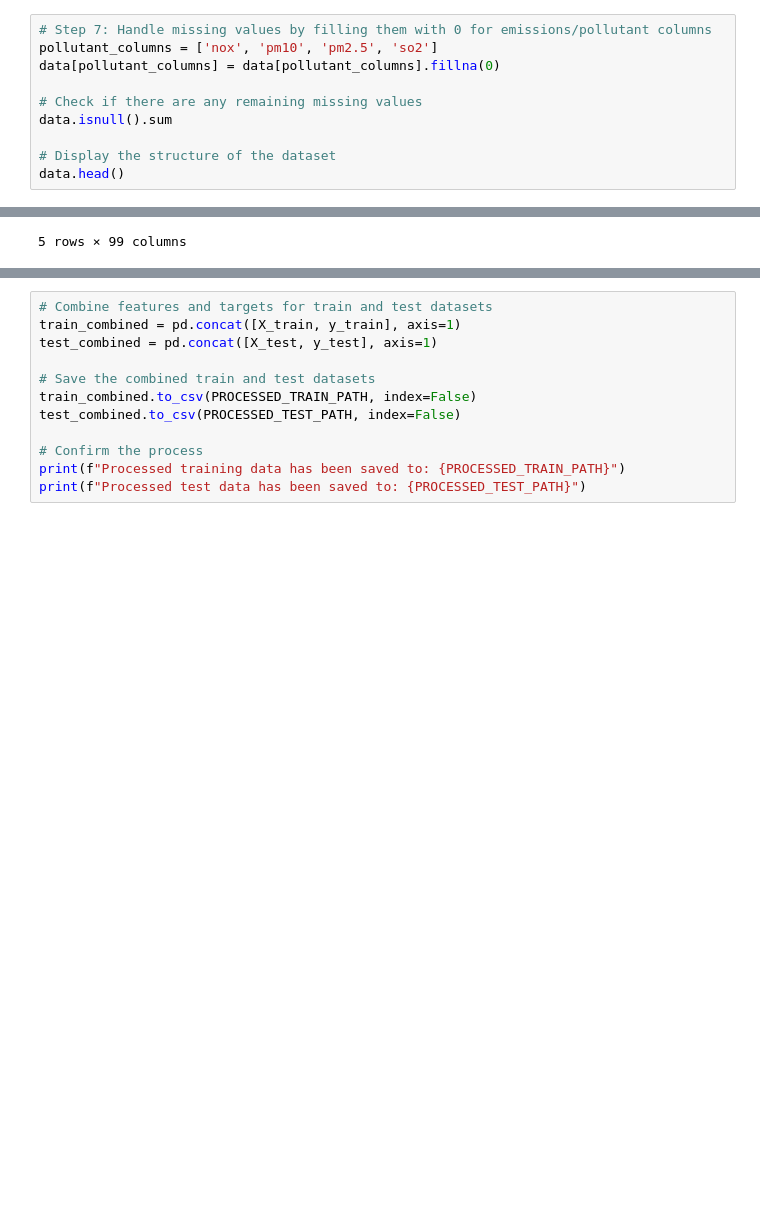
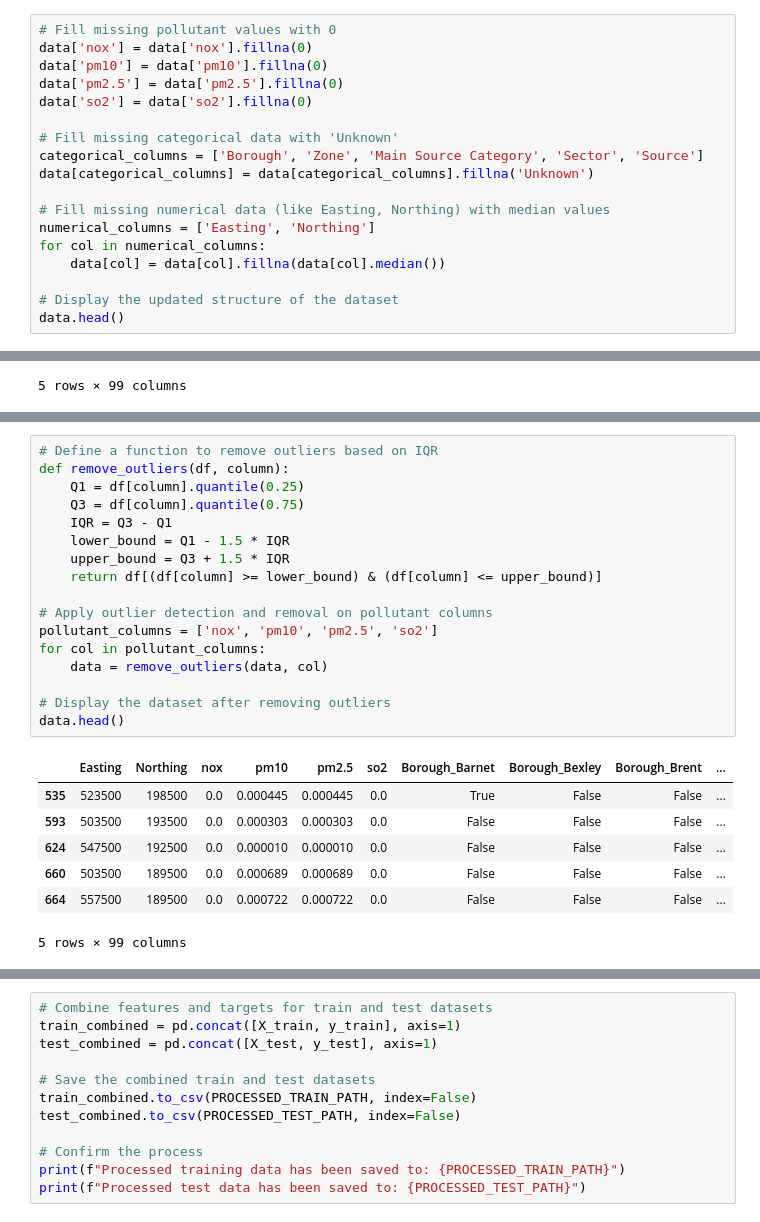
Before and after one commit to THarmse/End_of_Module_Assignment_Predicting_Atmospheric_Emissions, a Jupyter notebook: notebooks/data/preprocess.ipynb, the cells around one changed output, grey strips where cells are left out. Drawn from its saved outputs; the diff is of its cells as text; blank space fills up the shorter version.

```diff
--- a/notebooks/data/preprocess.ipynb
+++ b/notebooks/data/preprocess.ipynb
@@ -112,12 +116,20 @@ In this step, we'll handle missing data. Since the pollutant columns represent e
 # %%
-# Step 7: Handle missing values by filling them with 0 for emissions/pollutant columns
-pollutant_columns = ['nox', 'pm10', 'pm2.5', 'so2']
-data[pollutant_columns] = data[pollutant_columns].fillna(0)
+# Fill missing pollutant values with 0
+data['nox'] = data['nox'].fillna(0)
+data['pm10'] = data['pm10'].fillna(0)
+data['pm2.5'] = data['pm2.5'].fillna(0)
+data['so2'] = data['so2'].fillna(0)
 
-# Check if there are any remaining missing values
-data.isnull().sum
+# Fill missing categorical data with 'Unknown'
+categorical_columns = ['Borough', 'Zone', 'Main Source Category', 'Sector', 'Source']
+data[categorical_columns] = data[categorical_columns].fillna('Unknown')
 
-# Display the structure of the dataset
+# Fill missing numerical data (like Easting, Northing) with median values
+numerical_columns = ['Easting', 'Northing']
+for col in numerical_columns:
+    data[col] = data[col].fillna(data[col].median())
+
+# Display the updated structure of the dataset
 data.head()
 # %% [output]
 |  | Easting | Northing | Borough | Zone | Main Source Category | Sector | Source | nox | pm10 | ... |
@@ -154 +170,26 @@ data.head()
+# %%
+# Define a function to remove outliers based on IQR
+def remove_outliers(df, column):
+    Q1 = df[column].quantile(0.25)
+    Q3 = df[column].quantile(0.75)
+    IQR = Q3 - Q1
+    lower_bound = Q1 - 1.5 * IQR
+    upper_bound = Q3 + 1.5 * IQR
+    return df[(df[column] >= lower_bound) & (df[column] <= upper_bound)]
+
+# Apply outlier detection and removal on pollutant columns
+pollutant_columns = ['nox', 'pm10', 'pm2.5', 'so2']
+for col in pollutant_columns:
+    data = remove_outliers(data, col)
+
+# Display the dataset after removing outliers
+data.head()
+# %% [output]
+|  | Easting | Northing | nox | pm10 | pm2.5 | so2 | Borough_Barnet | Borough_Bexley | Borough_Brent | ... |
+| 535 | 523500 | 198500 | 0.0 | 0.000445 | 0.000445 | 0.0 | True | False | False | ... |
+| 593 | 503500 | 193500 | 0.0 | 0.000303 | 0.000303 | 0.0 | False | False | False | ... |
+| 624 | 547500 | 192500 | 0.0 | 0.000010 | 0.000010 | 0.0 | False | False | False | ... |
+| 660 | 503500 | 189500 | 0.0 | 0.000689 | 0.000689 | 0.0 | False | False | False | ... |
+| 664 | 557500 | 189500 | 0.0 | 0.000722 | 0.000722 | 0.0 | False | False | False | ... |
+5 rows × 99 columns
 # %% [markdown]
```
Also changed, not shown: parts of 10 cells of this notebook, 8 other files.
